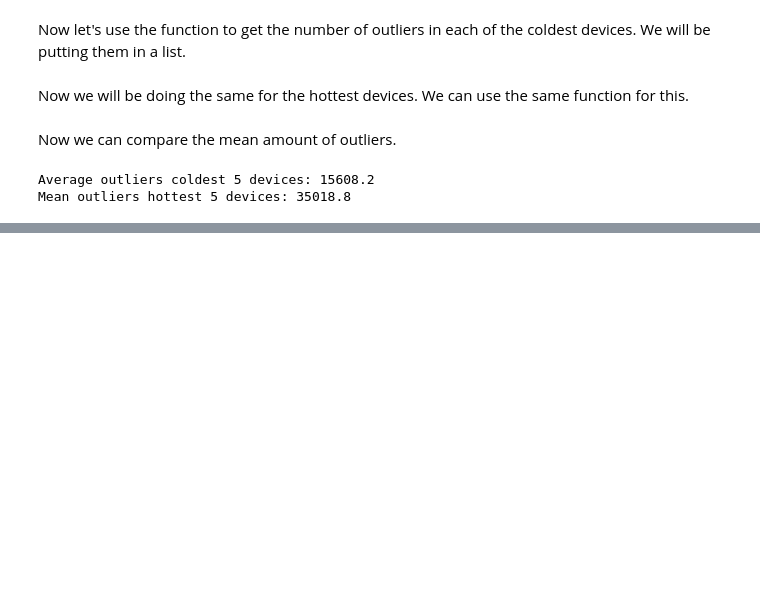
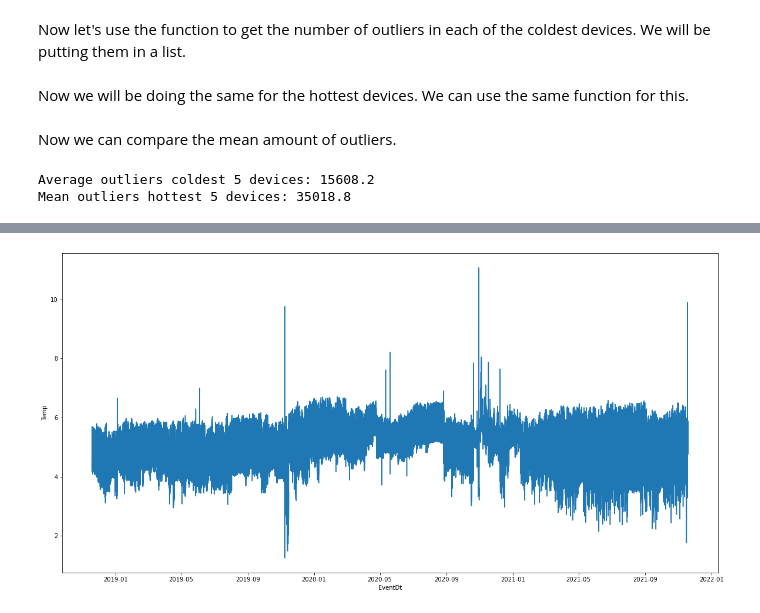
Before and after one commit to margja/SenseAnywhere, a Jupyter notebook: anomalies.ipynb, the cells around one changed output, grey strips where cells are left out. Saved outputs shown, nothing was run; the diff lists cells and outputs as text; code cells hidden in the pictures; blank space fills up the shorter version.

```diff
--- a/anomalies.ipynb
+++ b/anomalies.ipynb
@@ -179,0 +214,6 @@ Mean outliers hottest 5 devices: 35018.8
+# %%
+df_V = pd.read_excel('data/temp_data/data_V.xlsx')
+sns.lineplot(x="EventDt", y="Temp", data=df_V)
+plt.gcf().set_size_inches(20, 10)
+# %% [output]
+[figure, added]
```
Also changed, not shown: parts of 13 cells of this notebook, 1 other file.
